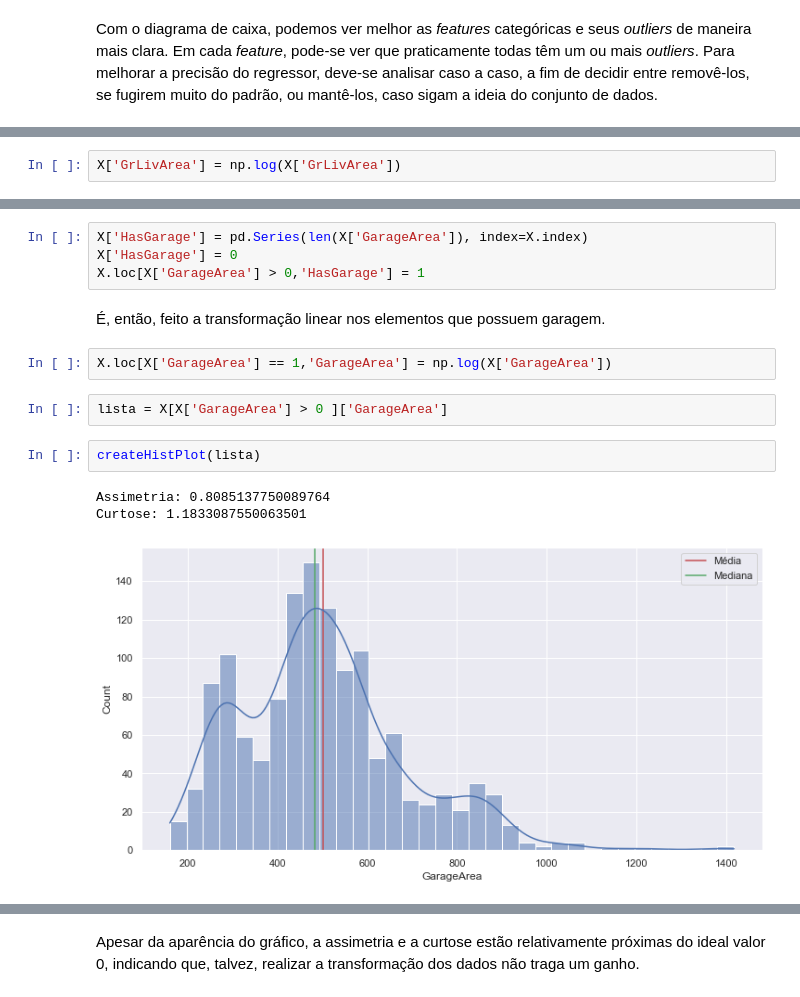
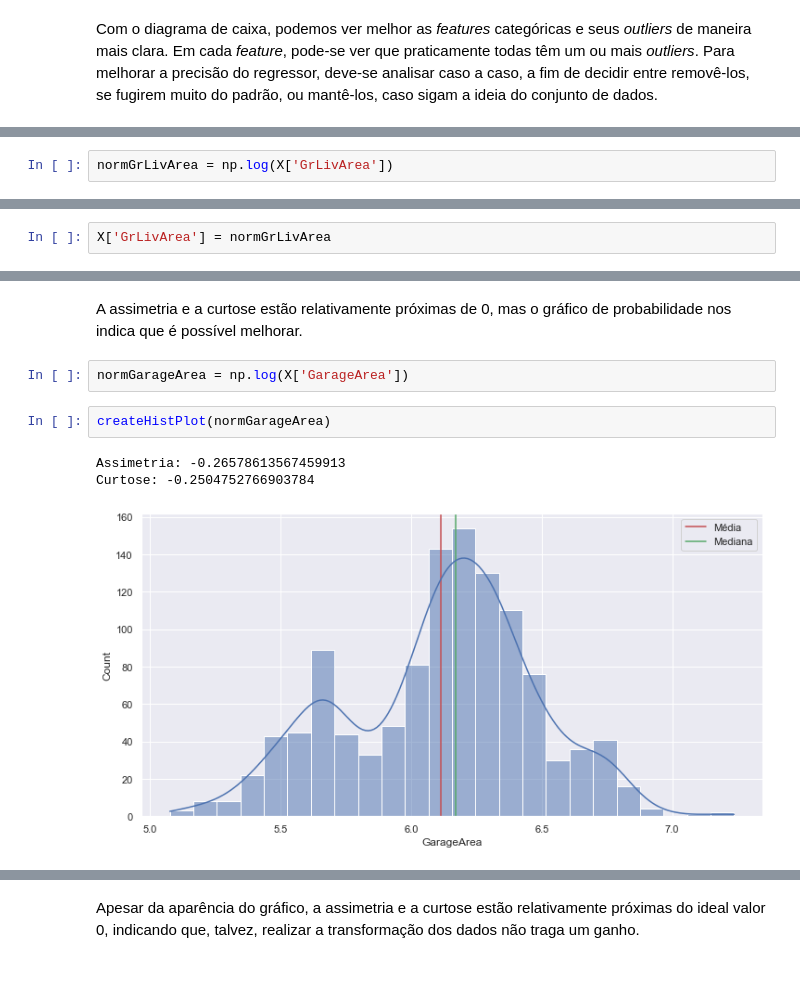
Before and after one commit to G-Moraes/house-prices, a Jupyter notebook: main.ipynb, the cells around one changed output, grey strips where cells are left out. Saved outputs shown, nothing was run; the diff lists cells and outputs as text.

```diff
--- a/main.ipynb
+++ b/main.ipynb
@@ -681,2 +745,2 @@ Como em *SalePrice*, é aplicado a transformação nos dados.
 # %%
-X['GrLivArea'] = np.log(X['GrLivArea'])
+normGrLivArea = np.log(X['GrLivArea'])
@@ -693 +759,3 @@ createProbPlot(X['GrLivArea'])
+# %%
+X['GrLivArea'] = normGrLivArea
 # %% [markdown]
@@ -709,17 +773,11 @@ Um problema encontrado: uma grande quantidade de elementos com valor igual a 0,
-# %%
-X['HasGarage'] = pd.Series(len(X['GarageArea']), index=X.index)
-X['HasGarage'] = 0
-X.loc[X['GarageArea'] > 0,'HasGarage'] = 1
-# %% [markdown]
-É, então, feito a transformação linear nos elementos que possuem garagem.
+# %% [markdown]
+A assimetria e a curtose estão relativamente próximas de 0, mas o gráfico de probabilidade nos indica que é possível melhorar.
 # %%
-X.loc[X['GarageArea'] == 1,'GarageArea'] = np.log(X['GarageArea'])
+normGarageArea = np.log(X['GarageArea'])
-# %%
-lista = X[X['GarageArea'] > 0 ]['GarageArea']
 # %%
-createHistPlot(lista)
+createHistPlot(normGarageArea)
 # %% [output]
-Assimetria: 0.8085137750089764
-Curtose: 1.1833087550063501
+Assimetria: -0.26578613567459913
+Curtose: -0.2504752766903784
-[figure, old version]
+[figure, new version]
 # %%
```
Also changed, not shown: parts of 119 cells of this notebook.
